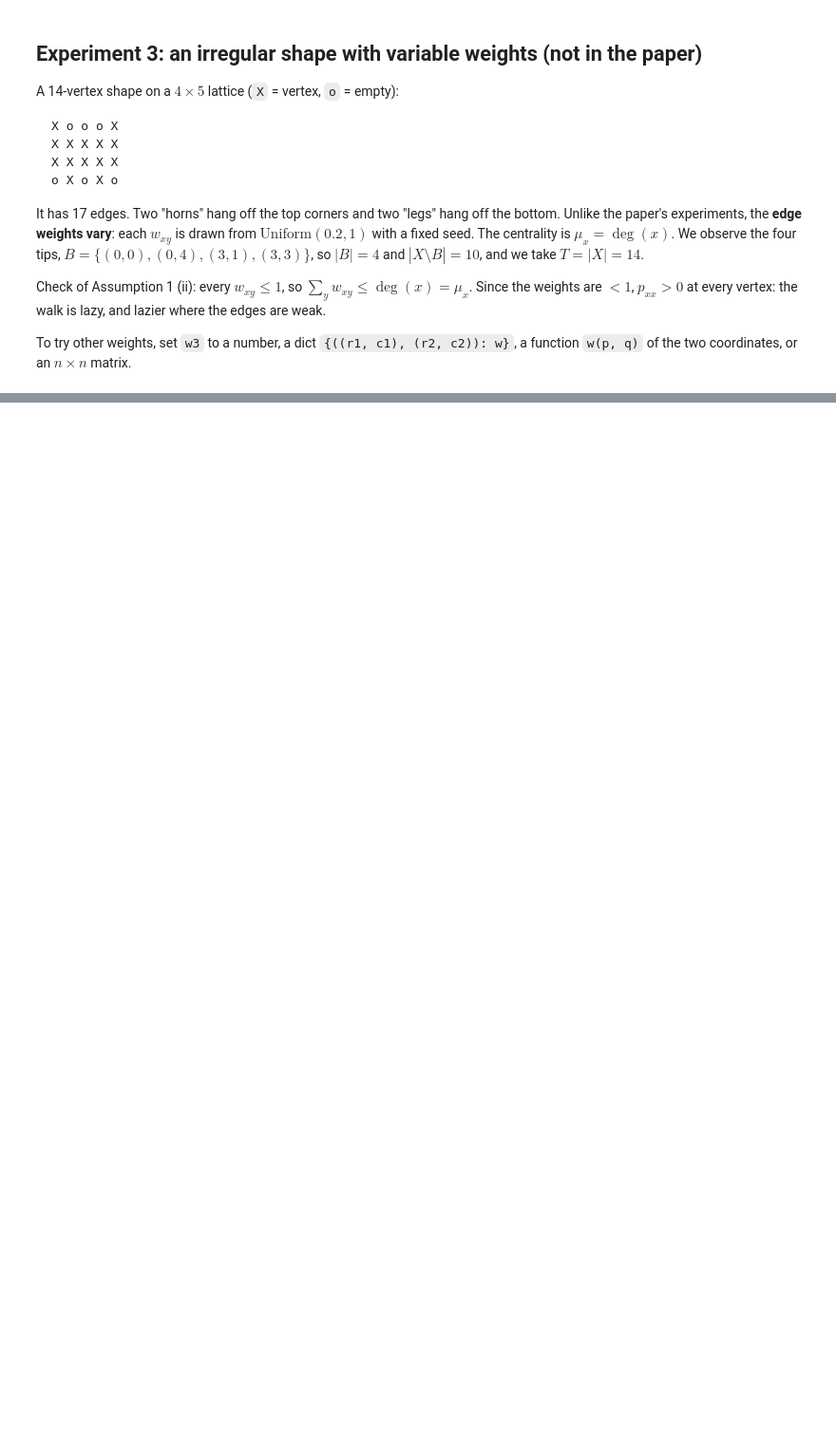
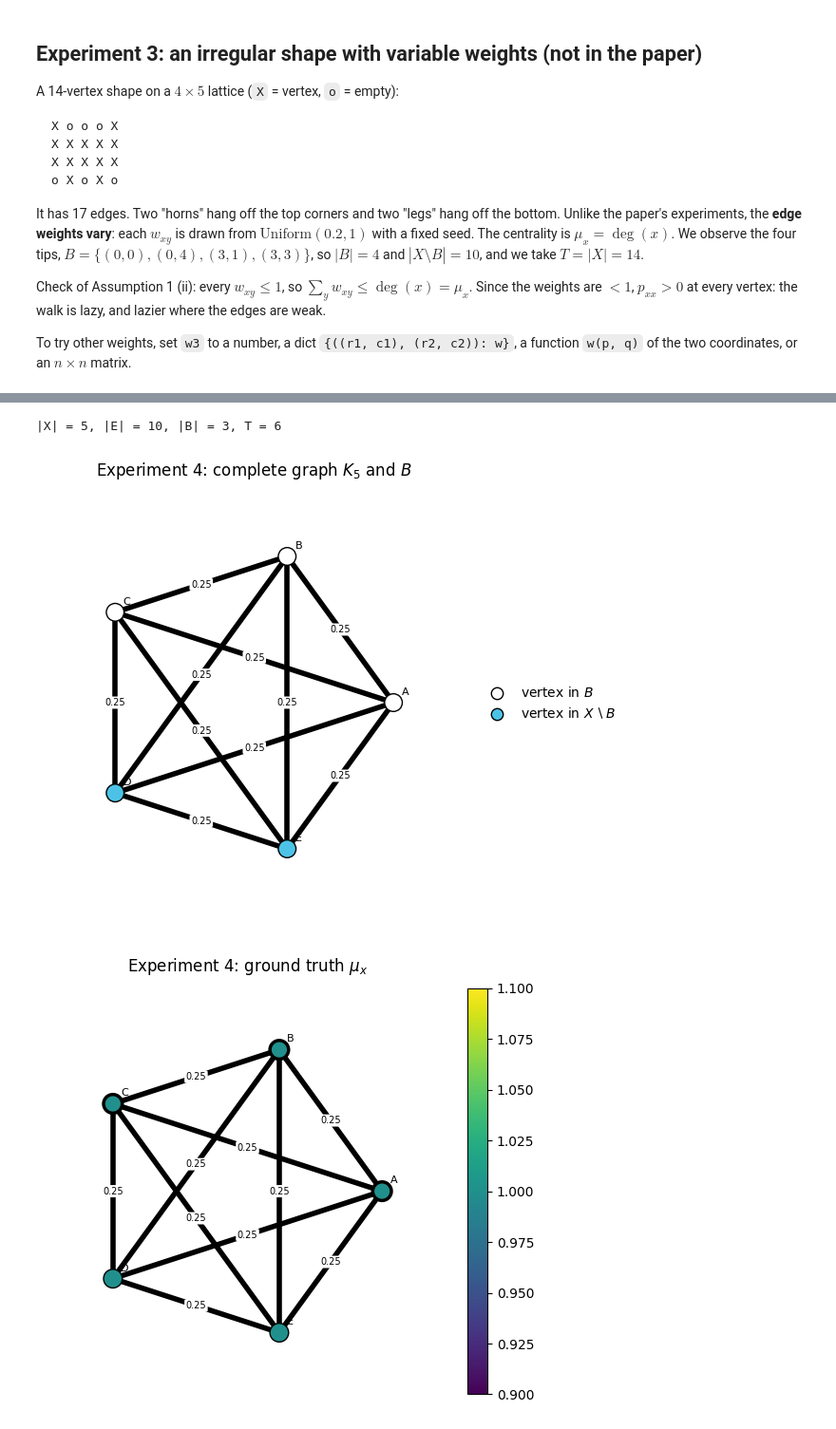
Before and after one commit to uw-math-ai/ai-inverse-lab, a Jupyter notebook: Data Simulation (Varying B, T) - Annie/New Graphs Experiment (Annie).ipynb, the cells around one changed output, grey strips where cells are left out. Shown at 95% size. Saved outputs shown, nothing was run; the diff lists cells and outputs as text; code cells hidden in the pictures; blank space fills up the shorter version.

```diff
--- a/Data Simulation (Varying B, T) - Annie/New Graphs Experiment (Annie).ipynb
+++ b/Data Simulation (Varying B, T) - Annie/New Graphs Experiment (Annie).ipynb
@@ -253,0 +85,20 @@ plt.show()
+# %%
+from itertools import combinations
+
+vertices4 = ["A", "B", "C", "D", "E"]
+edges4 = list(combinations(vertices4, 2))  # every pair: K_5
+B4_labels = ["A", "B", "C"]  # ceil(|X| / 2) observed vertices
+G4 = Graph(vertices4, edges4, B4_labels, w=0.25, mu="constant", mu_val=1.0)
+W4, mu4, B4 = G4.W, G4.mu, G4.B
+P4 = G4.transition_matrix()
+T4 = len(vertices4) + 1
+t_max4 = 2 * T4 - 1
+print(f"|X| = {G4.n}, |E| = {len(G4.edges)}, |B| = {len(B4)}, T = {T4}")
+
+plot_general_graph(G4, title="Experiment 4: complete graph $K_5$ and $B$")
+plot_general_graph(G4, values=mu4, title=r"Experiment 4: ground truth $\mu_x$")
+plt.show()
+# %% [output]
+|X| = 5, |E| = 10, |B| = 3, T = 6
+[figure, added]
+[figure, added]
```
Also changed, not shown: parts of 22 cells of this notebook, 3 other files.
